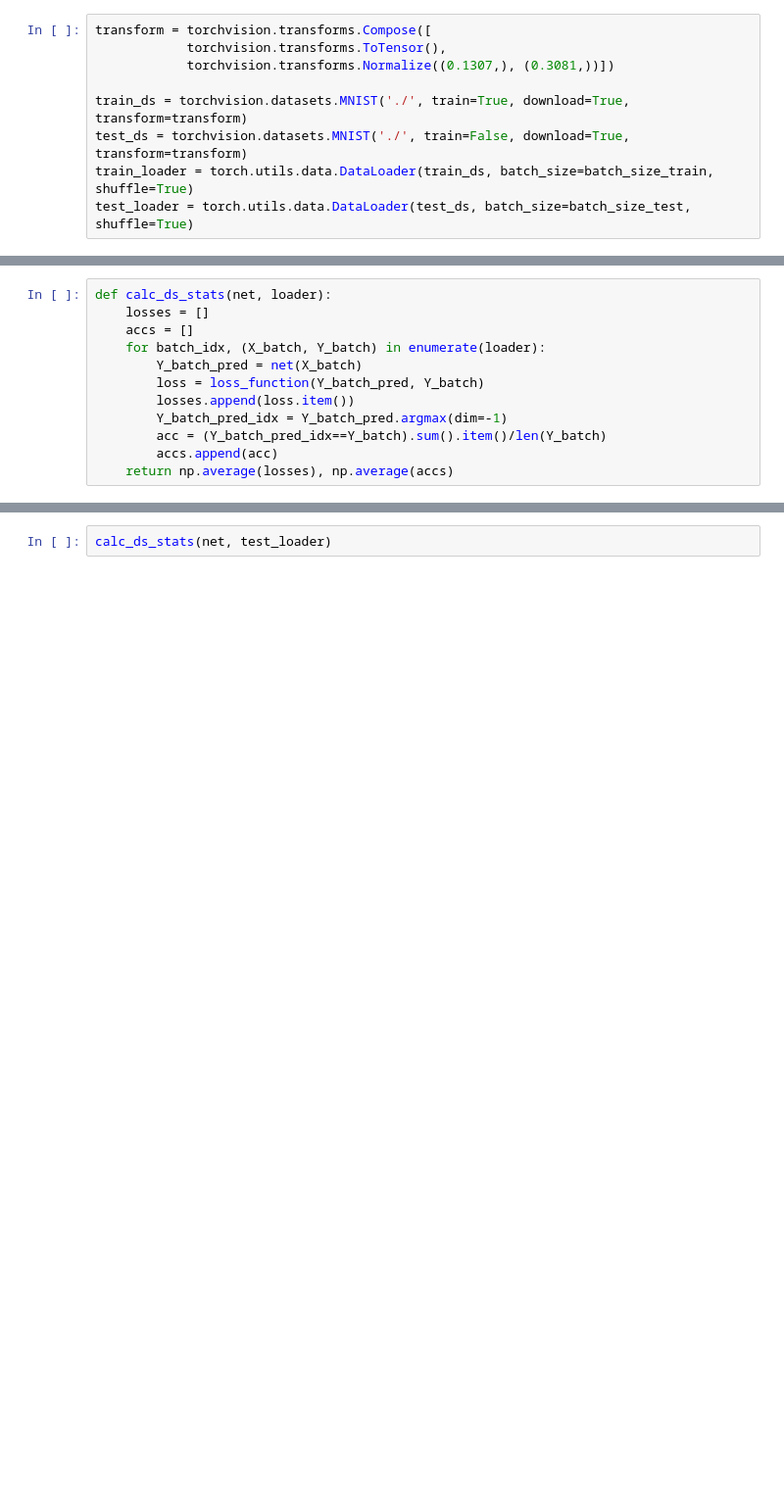
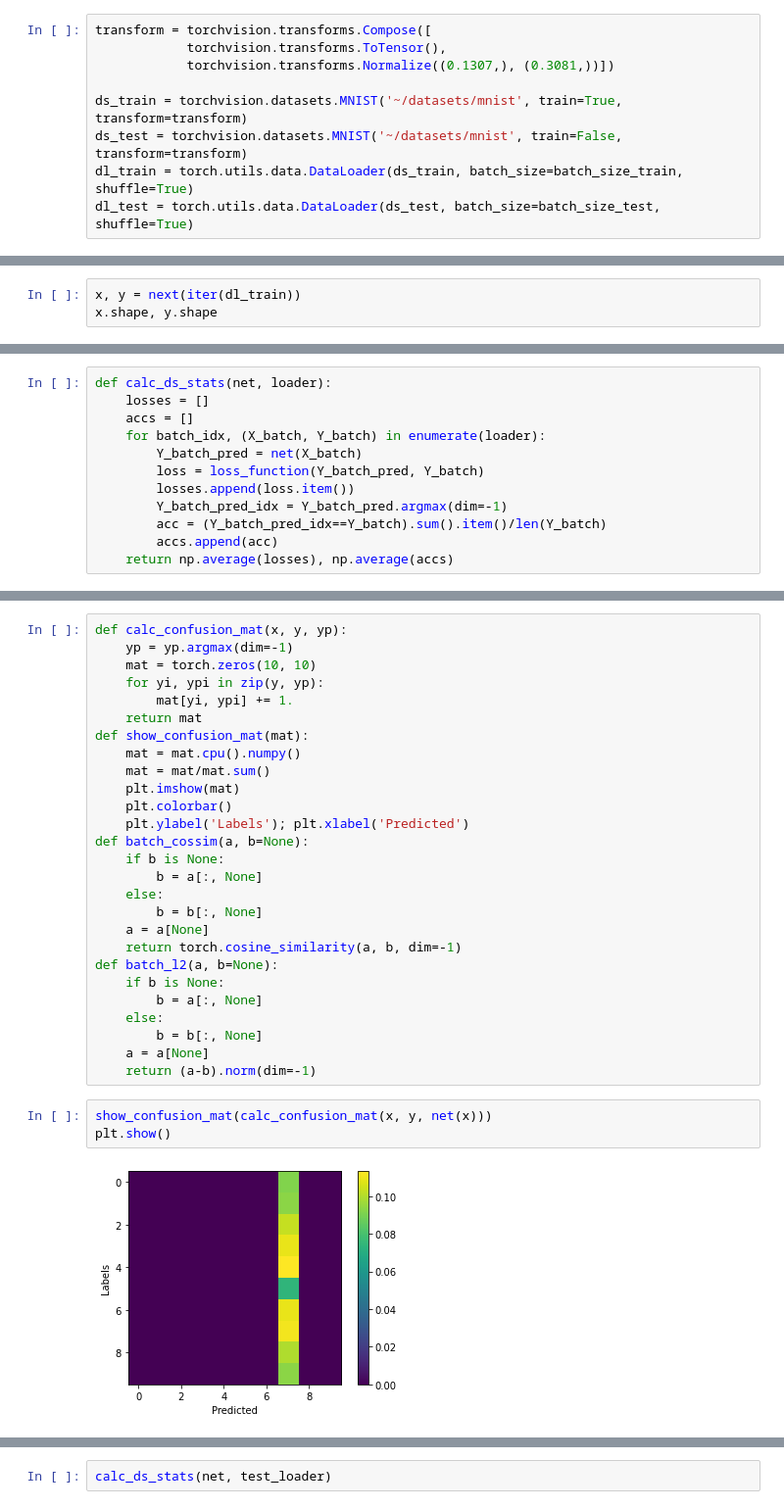
Before and after one commit to akarshkumar0101/ml-ideas, a Jupyter notebook: mnist_no_labels.ipynb, the cells around one changed output, grey strips where cells are left out. Shown at 98% size. Drawn from its saved outputs; the diff is of its cells as text; blank space fills up the shorter version.

Commit message:
add cossim similarity code for mnist no labels

```diff
--- a/mnist_no_labels.ipynb
+++ b/mnist_no_labels.ipynb
@@ -42,7 +15,7 @@ transform = torchvision.transforms.Compose([
             torchvision.transforms.ToTensor(),
             torchvision.transforms.Normalize((0.1307,), (0.3081,))])
 
-train_ds = torchvision.datasets.MNIST('./', train=True, download=True, transform=transform)
-test_ds = torchvision.datasets.MNIST('./', train=False, download=True, transform=transform)
-train_loader = torch.utils.data.DataLoader(train_ds, batch_size=batch_size_train, shuffle=True)
-test_loader = torch.utils.data.DataLoader(test_ds, batch_size=batch_size_test, shuffle=True)
+ds_train = torchvision.datasets.MNIST('~/datasets/mnist', train=True, transform=transform)
+ds_test = torchvision.datasets.MNIST('~/datasets/mnist', train=False, transform=transform)
+dl_train = torch.utils.data.DataLoader(ds_train, batch_size=batch_size_train, shuffle=True)
+dl_test = torch.utils.data.DataLoader(ds_test, batch_size=batch_size_test, shuffle=True)
@@ -56,0 +22,3 @@ torch.Size([512])
+# %%
+x, y = next(iter(dl_train))
+x.shape, y.shape
@@ -97,0 +68,32 @@ def calc_ds_stats(net, loader):
+# %%
+def calc_confusion_mat(x, y, yp):
+    yp = yp.argmax(dim=-1)
+    mat = torch.zeros(10, 10)
+    for yi, ypi in zip(y, yp):
+        mat[yi, ypi] += 1.
+    return mat
+def show_confusion_mat(mat):
+    mat = mat.cpu().numpy()
+    mat = mat/mat.sum()
+    plt.imshow(mat)
+    plt.colorbar()
+    plt.ylabel('Labels'); plt.xlabel('Predicted')
+def batch_cossim(a, b=None):
+    if b is None:
+        b = a[:, None]
+    else:
+        b = b[:, None]
+    a = a[None]
+    return torch.cosine_similarity(a, b, dim=-1)
+def batch_l2(a, b=None):
+    if b is None:
+        b = a[:, None]
+    else:
+        b = b[:, None]
+    a = a[None]
+    return (a-b).norm(dim=-1)
+# %%
+show_confusion_mat(calc_confusion_mat(x, y, net(x)))
+plt.show()
+# %% [output]
+[figure, added]
```
Also changed, not shown: parts of 11 cells of this notebook.
